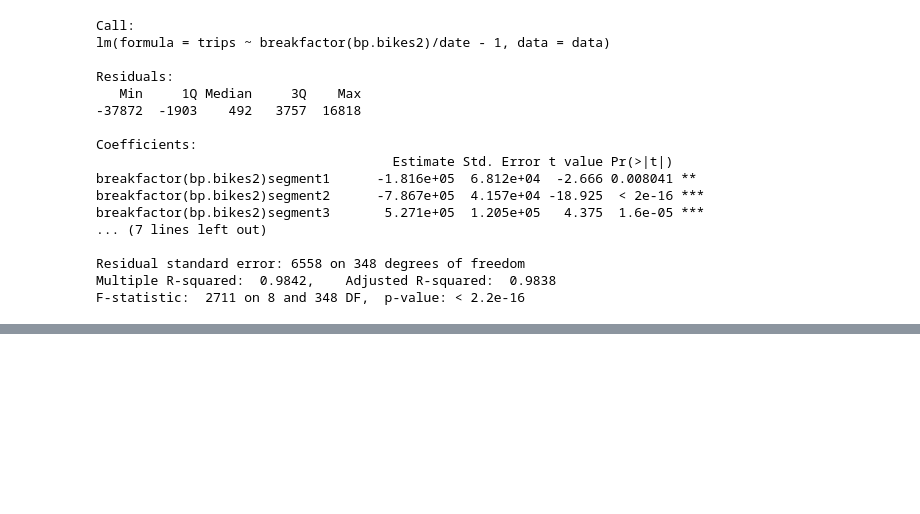
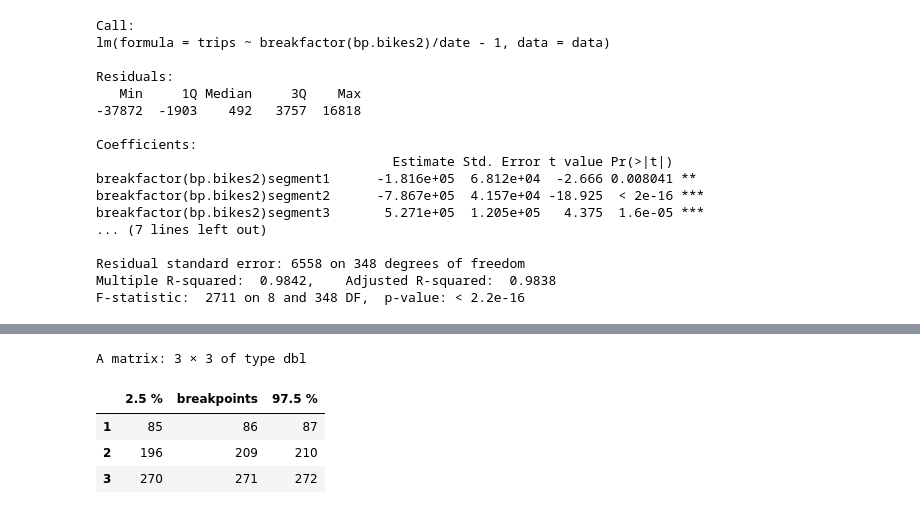
Before and after one commit to jaime-aguayo/proyecto_datos, a Jupyter notebook: structChange.ipynb, the cells around one changed output, grey strips where cells are left out. Saved outputs shown, nothing was run; the diff lists cells and outputs as text; code cells hidden in the pictures; blank space fills up the shorter version.

```diff
--- a/structChange.ipynb
+++ b/structChange.ipynb
@@ -225,0 +261,8 @@ F-statistic:  2711 on 8 and 348 DF,  p-value: < 2.2e-16
+# %%
+ci$confint
+# %% [output]
+A matrix: 3 × 3 of type dbl
+|  | 2.5 % | breakpoints | 97.5 % |
+| 1 | 85 | 86 | 87 |
+| 2 | 196 | 209 | 210 |
+| 3 | 270 | 271 | 272 |
```
Also changed, not shown: parts of 5 cells of this notebook, 3 other files.
